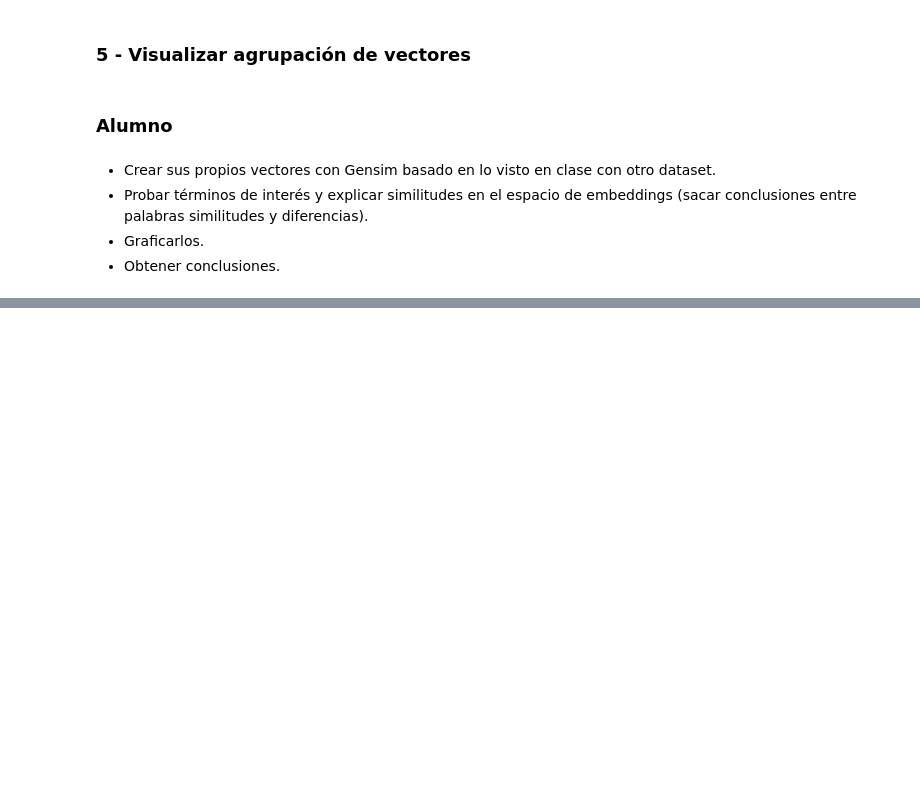
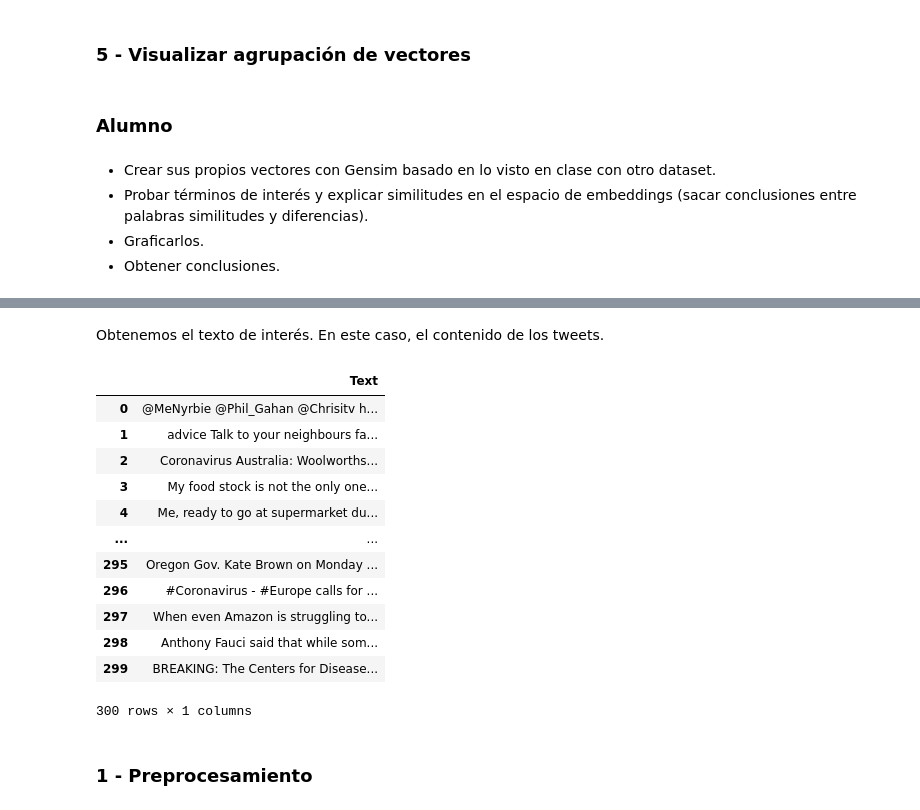
Before and after one commit to FIUBA-Posgrado-Inteligencia-Artificial/procesamiento_lenguaje_natural, a Jupyter notebook: desafios/desafio_2/Desafio_2.ipynb, the cells around one changed output, grey strips where cells are left out. Cells and saved outputs as stored; diff of their text form; code cells hidden in the pictures; blank space fills up the shorter version.

```diff
--- a/desafios/desafio_2/Desafio_2.ipynb
+++ b/desafios/desafio_2/Desafio_2.ipynb
@@ -329,0 +374,21 @@ with open("labels.tsv", "w") as fp:
+# %% [markdown]
+Obtenemos el texto de interés. En este caso, el contenido de los tweets.
+# %%
+dataframe_tweets = pd.DataFrame({'Text': dataframe_tweets["OriginalTweet"]})
+dataframe_tweets.head(300)
+# %% [output]
+|  | Text |
+| 0 | @MeNyrbie @Phil_Gahan @Chrisitv h... |
+| 1 | advice Talk to your neighbours fa... |
+| 2 | Coronavirus Australia: Woolworths... |
+| 3 | My food stock is not the only one... |
+| 4 | Me, ready to go at supermarket du... |
+| ... | ... |
+| 295 | Oregon Gov. Kate Brown on Monday ... |
+| 296 | #Coronavirus - #Europe calls for ... |
+| 297 | When even Amazon is struggling to... |
+| 298 | Anthony Fauci said that while som... |
+| 299 | BREAKING: The Centers for Disease... |
+300 rows × 1 columns
+# %% [markdown]
+### 1 - Preprocesamiento
```
Also changed, not shown: parts of 32 cells of this notebook, 4 other files.
